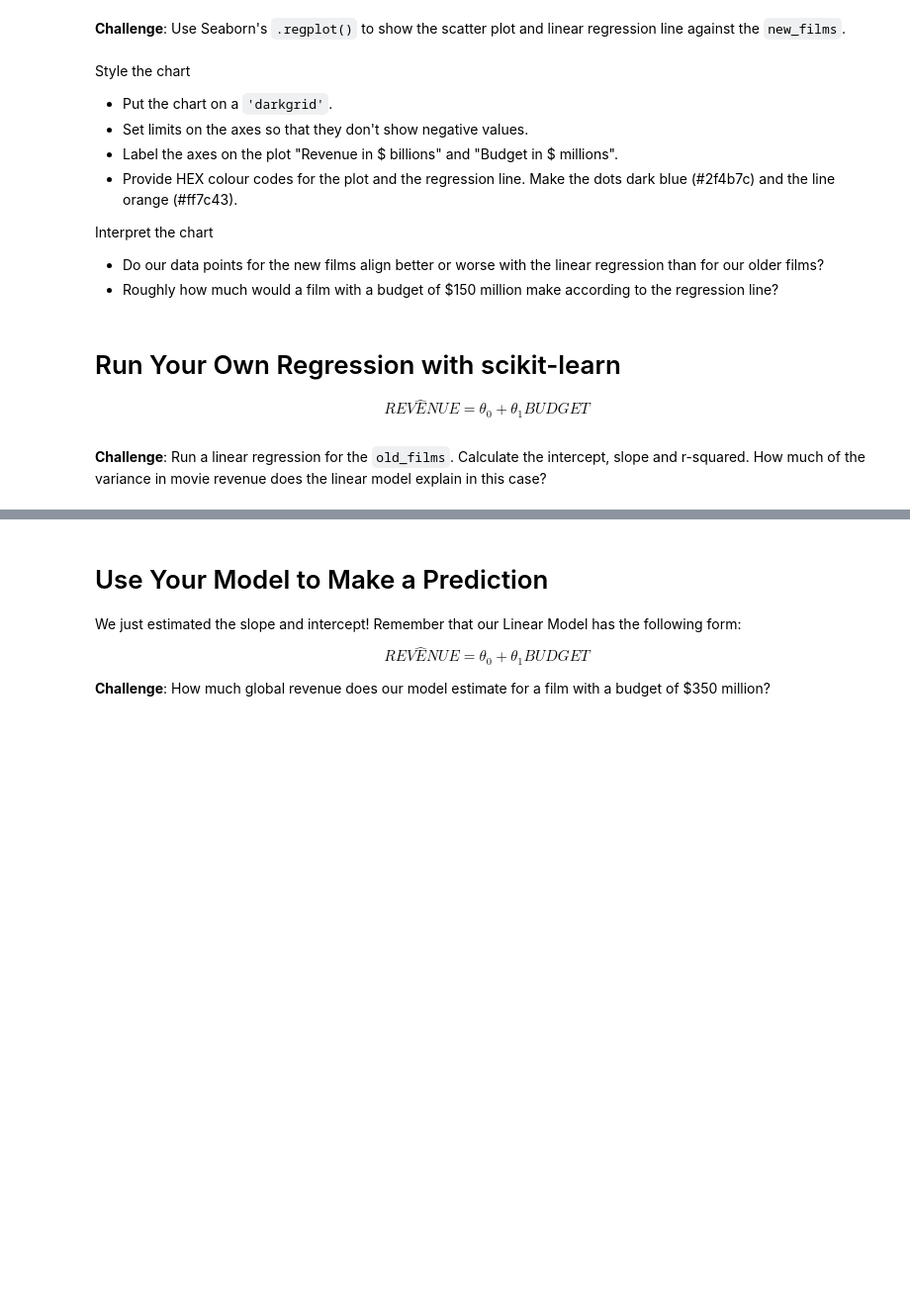
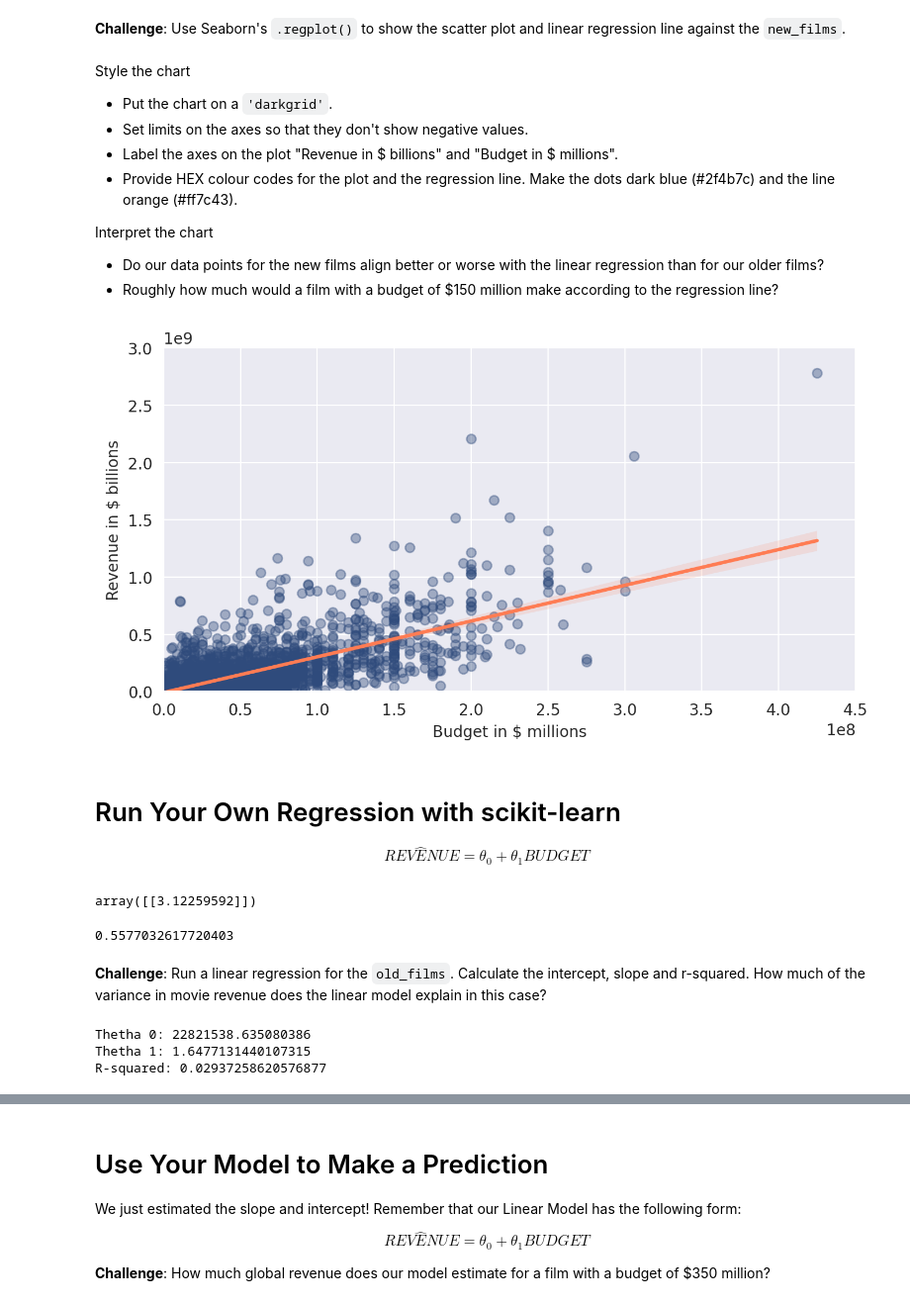
Before and after one commit to renankin/100-days-of-code, a Jupyter notebook: day-078/seaborn-linear-regression/Seaborn_and_Linear_Regression.ipynb, the cells around one changed output, grey strips where cells are left out. Shown: that part at 99% size. Cells and saved outputs as stored; diff of their text form; code cells hidden in the pictures; blank space fills up the shorter version.

Commit message:
finish day 078 seaborn linear regression

```diff
--- a/day-078/seaborn-linear-regression/Seaborn_and_Linear_Regression.ipynb
+++ b/day-078/seaborn-linear-regression/Seaborn_and_Linear_Regression.ipynb
@@ -329,9 +390,68 @@ Interpret the chart
 
 * Do our data points for the new films align better or worse with the linear regression than for our older films?
 * Roughly how much would a film with a budget of $150 million make according to the regression line?
+# %%
+plt.figure(figsize=(8, 4), dpi=200)
+
+
+with sns.axes_style("darkgrid"):
+    ax = sns.regplot(data=new_films,
+                     x="USD_Production_Budget",
+                     y="USD_Worldwide_Gross",
+                     color="#2f4b7c",
+                     scatter_kws={"alpha": 0.4},
+                     line_kws={"color": "#ff7c53"})
+
+    ax.set(xlim=(0, 4.5 * 10 ** 8),
+           ylim=(0, 3 * 10 ** 9),
+           xlabel="Budget in $ millions",
+           ylabel="Revenue in $ billions")
+# %% [output]
+[figure, added]
 # %% [markdown]
 # Run Your Own Regression with scikit-learn
 
 $$ REV \hat ENUE = \theta _0 + \theta _1 BUDGET$$
+# %%
+regression = LinearRegression()
+
+# Explanatory Variable(s) or Feature(s)
+X = pd.DataFrame(new_films, columns=['USD_Production_Budget'])
+
+# Response Variable or Target
+y = pd.DataFrame(new_films, columns=['USD_Worldwide_Gross'])
+
+# Find the best-fit line
+regression.fit(X, y)
+
+# Theta zero
+regression.intercept_
+
+# Theta one
+regression.coef_
+# %% [output]
+array([[3.12259592]])
+# %%
+regression.score(X, y)
+# %% [output]
+0.5577032617720403
 # %% [markdown]
 **Challenge**: Run a linear regression for the `old_films`. Calculate the intercept, slope and r-squared. How much of the variance in movie revenue does the linear model explain in this case?
+# %%
+regression = LinearRegression()
+
+X = pd.DataFrame(old_films, columns=["USD_Production_Budget"])
+
+y = pd.DataFrame(old_films, columns=["USD_Worldwide_Gross"])
+
+regression.fit(X, y)
+
+print(f"Thetha 0: {regression.intercept_[0]}")
+
+print(f"Thetha 1: {regression.coef_[0][0]}")
+
+print(f"R-squared: {regression.score(X, y)}")
+# %% [output]
+Thetha 0: 22821538.635080386
+Thetha 1: 1.6477131440107315
+R-squared: 0.02937258620576877
```
Also changed, not shown: parts of 9 cells of this notebook.
